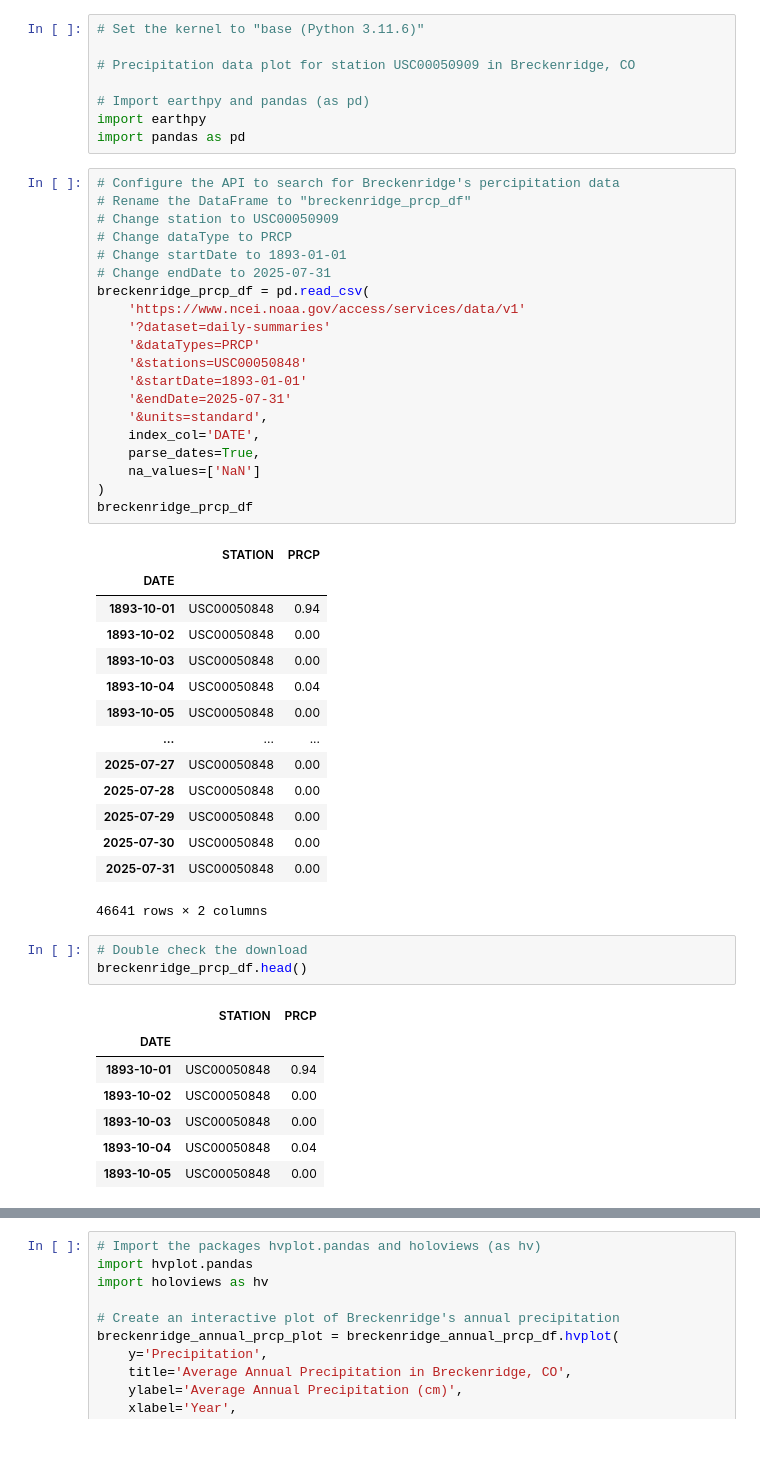
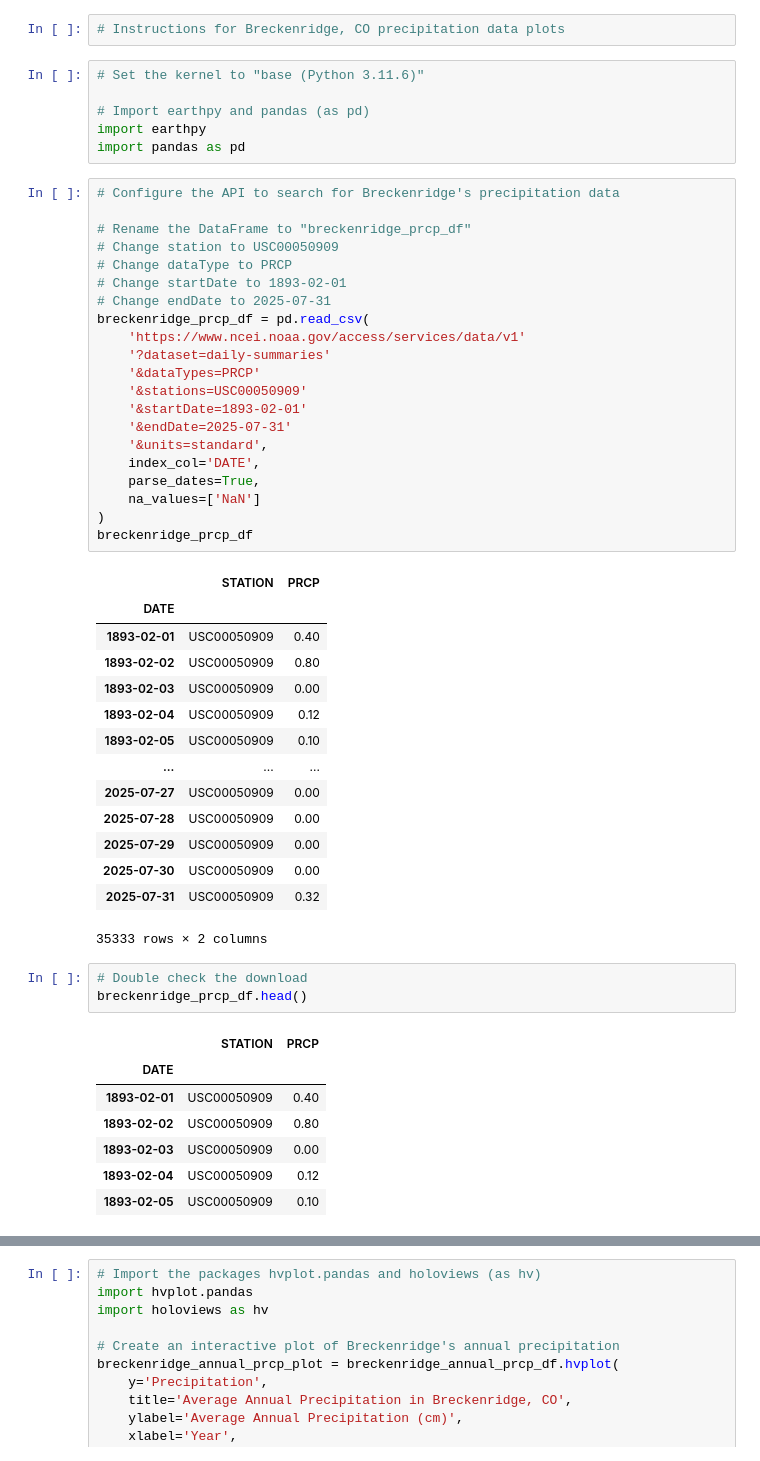
Before and after one commit to earthlab-education/02-climate-Livian-Von-Dran, a Jupyter notebook: Breckenridge_PRCP.ipynb, the cells around one changed output, grey strips where cells are left out. Cells and saved outputs as stored; diff of their text form.

```diff
--- a/Breckenridge_PRCP.ipynb
+++ b/Breckenridge_PRCP.ipynb
@@ -1,57 +1,58 @@
+# %%
+# Instructions for Breckenridge, CO precipitation data plots
 # %%
 # Set the kernel to "base (Python 3.11.6)"
-
-# Precipitation data plot for station USC00050909 in Breckenridge, CO
 
 # Import earthpy and pandas (as pd)
 import earthpy
 import pandas as pd
 # %%
-# Configure the API to search for Breckenridge's percipitation data
+# Configure the API to search for Breckenridge's precipitation data
+
 # Rename the DataFrame to "breckenridge_prcp_df"
 # Change station to USC00050909
 # Change dataType to PRCP
-# Change startDate to 1893-01-01
+# Change startDate to 1893-02-01
 # Change endDate to 2025-07-31
 breckenridge_prcp_df = pd.read_csv(
     'https://www.ncei.noaa.gov/access/services/data/v1'
     '?dataset=daily-summaries'
     '&dataTypes=PRCP'
-    '&stations=USC00050848'
-    '&startDate=1893-01-01'
+    '&stations=USC00050909'
+    '&startDate=1893-02-01'
     '&endDate=2025-07-31'
     '&units=standard',
     index_col='DATE',
     parse_dates=True,
     na_values=['NaN']
 )
 breckenridge_prcp_df
 # %% [output]
 |  | STATION | PRCP |
 | DATE |  |  |
-| 1893-10-01 | USC00050848 | 0.94 |
-| 1893-10-02 | USC00050848 | 0.00 |
-| 1893-10-03 | USC00050848 | 0.00 |
-| 1893-10-04 | USC00050848 | 0.04 |
-| 1893-10-05 | USC00050848 | 0.00 |
+| 1893-02-01 | USC00050909 | 0.40 |
+| 1893-02-02 | USC00050909 | 0.80 |
+| 1893-02-03 | USC00050909 | 0.00 |
+| 1893-02-04 | USC00050909 | 0.12 |
+| 1893-02-05 | USC00050909 | 0.10 |
 | ... | ... | ... |
-| 2025-07-27 | USC00050848 | 0.00 |
-| 2025-07-28 | USC00050848 | 0.00 |
-| 2025-07-29 | USC00050848 | 0.00 |
-| 2025-07-30 | USC00050848 | 0.00 |
-| 2025-07-31 | USC00050848 | 0.00 |
+| 2025-07-27 | USC00050909 | 0.00 |
+| 2025-07-28 | USC00050909 | 0.00 |
+| 2025-07-29 | USC00050909 | 0.00 |
+| 2025-07-30 | USC00050909 | 0.00 |
+| 2025-07-31 | USC00050909 | 0.32 |
-46641 rows × 2 columns
+35333 rows × 2 columns
 # %%
 # Double check the download
 breckenridge_prcp_df.head()
 # %% [output]
 |  | STATION | PRCP |
 | DATE |  |  |
-| 1893-10-01 | USC00050848 | 0.94 |
-| 1893-10-02 | USC00050848 | 0.00 |
-| 1893-10-03 | USC00050848 | 0.00 |
-| 1893-10-04 | USC00050848 | 0.04 |
-| 1893-10-05 | USC00050848 | 0.00 |
+| 1893-02-01 | USC00050909 | 0.40 |
+| 1893-02-02 | USC00050909 | 0.80 |
+| 1893-02-03 | USC00050909 | 0.00 |
+| 1893-02-04 | USC00050909 | 0.12 |
+| 1893-02-05 | USC00050909 | 0.10 |
 # %%
 # Rename "PRCP" to "Precipitation"
 breckenridge_prcp_udf = breckenridge_prcp_df.rename(columns={
```
Also changed, not shown: parts of 7 cells of this notebook, 4 other files.
